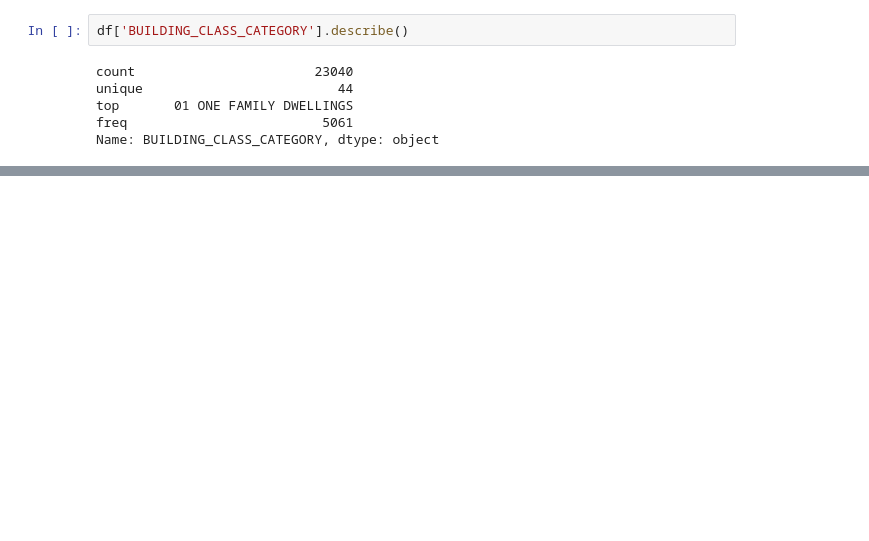
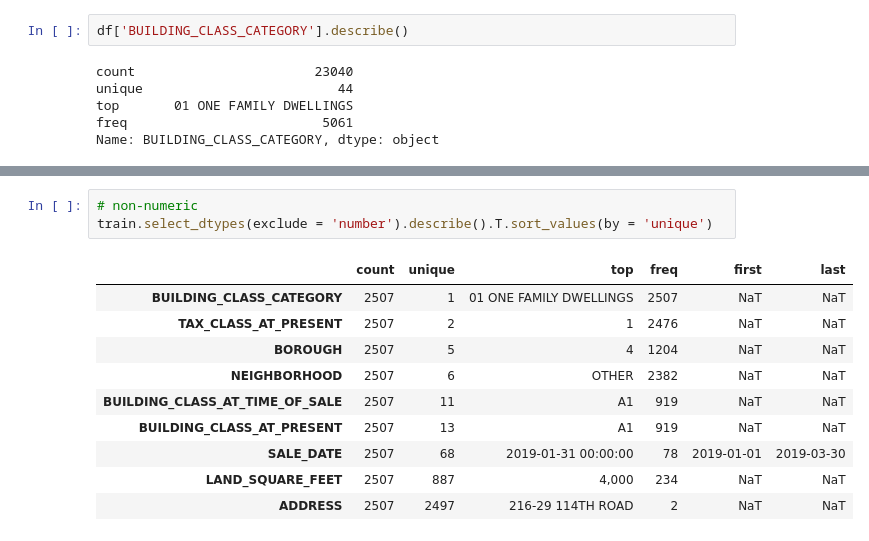
Before and after one commit to DRodriguez615/DS-Unit-2-Linear-Models, a Jupyter notebook: module3-ridge-regression/LS_DS_213_assignment.ipynb, the cells around one changed output, grey strips where cells are left out. Saved outputs shown, nothing was run; the diff lists cells and outputs as text; blank space fills up the shorter version.

```diff
--- a/module3-ridge-regression/LS_DS_213_assignment.ipynb
+++ b/module3-ridge-regression/LS_DS_213_assignment.ipynb
@@ -112,0 +264,14 @@ Name: BUILDING_CLASS_CATEGORY, dtype: object
+# %%
+# non-numeric
+train.select_dtypes(exclude = 'number').describe().T.sort_values(by = 'unique')
+# %% [output]
+|  | count | unique | top | freq | first | last |
+| BUILDING_CLASS_CATEGORY | 2507 | 1 | 01 ONE FAMILY DWELLINGS | 2507 | NaT | NaT |
+| TAX_CLASS_AT_PRESENT | 2507 | 2 | 1 | 2476 | NaT | NaT |
+| BOROUGH | 2507 | 5 | 4 | 1204 | NaT | NaT |
+| NEIGHBORHOOD | 2507 | 6 | OTHER | 2382 | NaT | NaT |
+| BUILDING_CLASS_AT_TIME_OF_SALE | 2507 | 11 | A1 | 919 | NaT | NaT |
+| BUILDING_CLASS_AT_PRESENT | 2507 | 13 | A1 | 919 | NaT | NaT |
+| SALE_DATE | 2507 | 68 | 2019-01-31 00:00:00 | 78 | 2019-01-01 | 2019-03-30 |
+| LAND_SQUARE_FEET | 2507 | 887 | 4,000 | 234 | NaT | NaT |
+| ADDRESS | 2507 | 2497 | 216-29 114TH ROAD | 2 | NaT | NaT |
```
Also changed, not shown: parts of 22 cells of this notebook.
